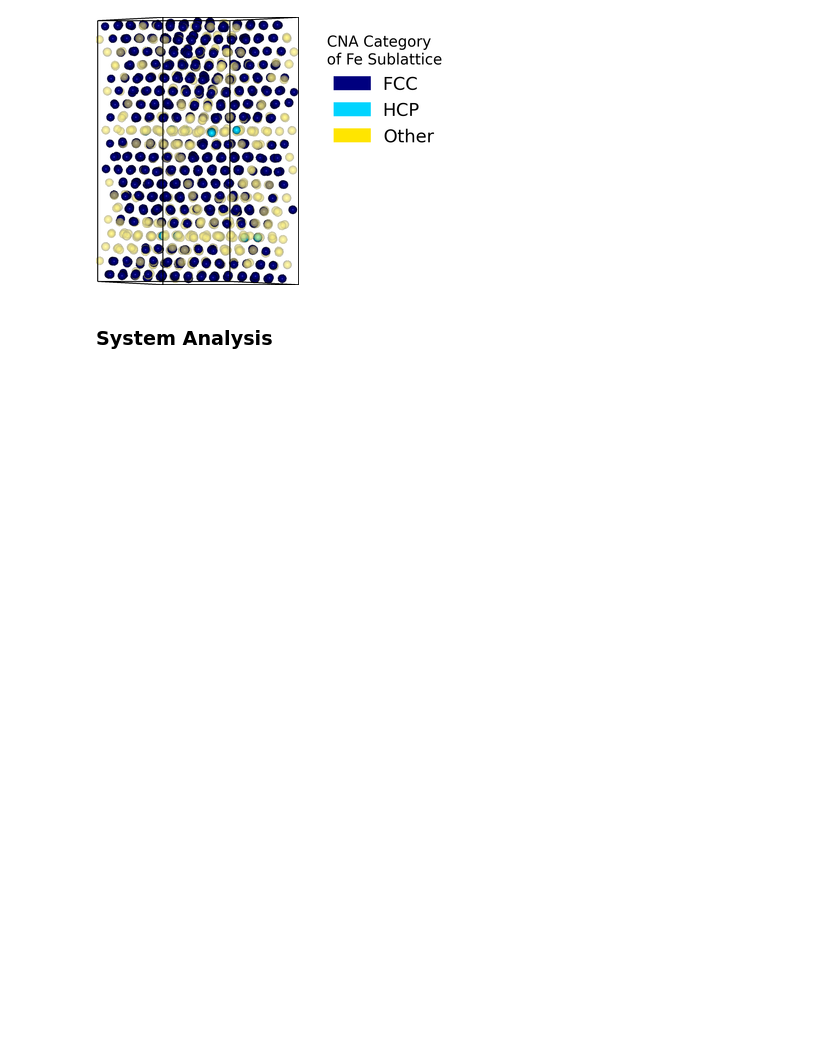
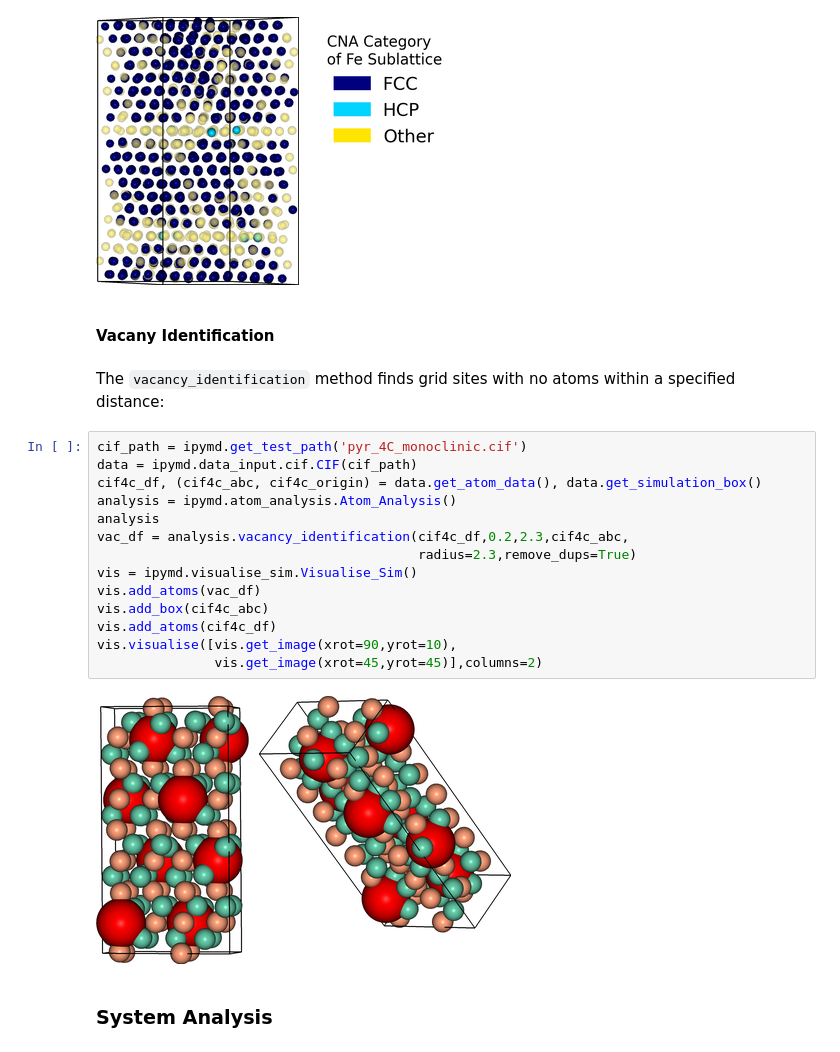
Before and after one commit to chrisjsewell/ipymd, a Jupyter notebook: example_analysis.ipynb, the cells around one changed output. Saved outputs shown, nothing was run; the diff lists cells and outputs as text; blank space fills up the shorter version.

Commit message:
added vacancy identification_method

```diff
--- a/example_analysis.ipynb
+++ b/example_analysis.ipynb
@@ -396,6 +396,26 @@ img2 = ipymd.plotting.create_legend_image(atom_df.cna,atom_df.color,
 vis.visualise([img,img2],columns=2)
 # %% [output]
 [figure]
+# %% [markdown]
+#### Vacany Identification
+# %% [markdown]
+The `vacancy_identification` method finds grid sites with no atoms within a specified distance:
+# %%
+cif_path = ipymd.get_test_path('pyr_4C_monoclinic.cif')
+data = ipymd.data_input.cif.CIF(cif_path)
+cif4c_df, (cif4c_abc, cif4c_origin) = data.get_atom_data(), data.get_simulation_box()
+analysis = ipymd.atom_analysis.Atom_Analysis()
+analysis
+vac_df = analysis.vacancy_identification(cif4c_df,0.2,2.3,cif4c_abc,
+                                         radius=2.3,remove_dups=True)
+vis = ipymd.visualise_sim.Visualise_Sim()
+vis.add_atoms(vac_df)
+vis.add_box(cif4c_abc)
+vis.add_atoms(cif4c_df)
+vis.visualise([vis.get_image(xrot=90,yrot=10),
+               vis.get_image(xrot=45,yrot=45)],columns=2)
+# %% [output]
+[figure, added]
 # %% [markdown]
 ### System Analysis
 # %% [markdown]
```
Also changed, not shown: parts of 2 cells of this notebook, 2 other files.
